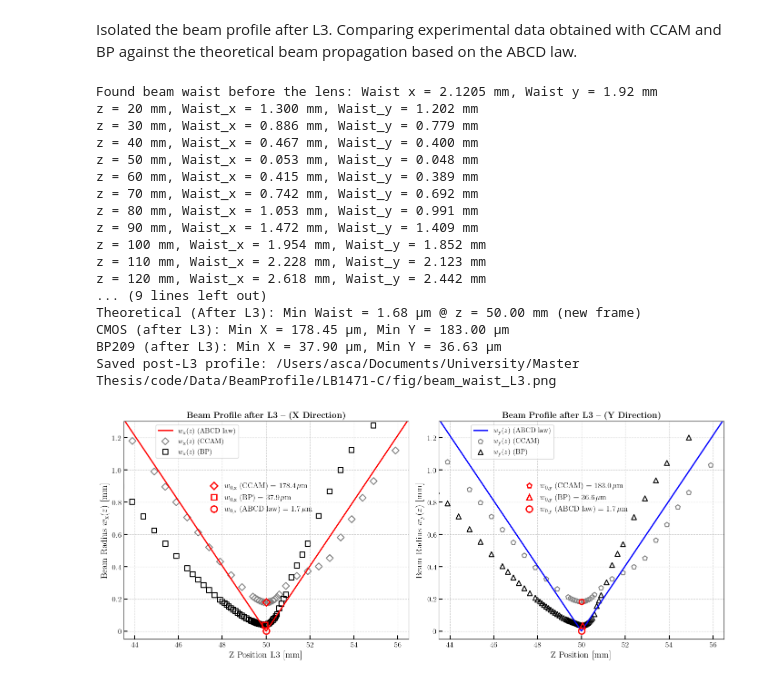
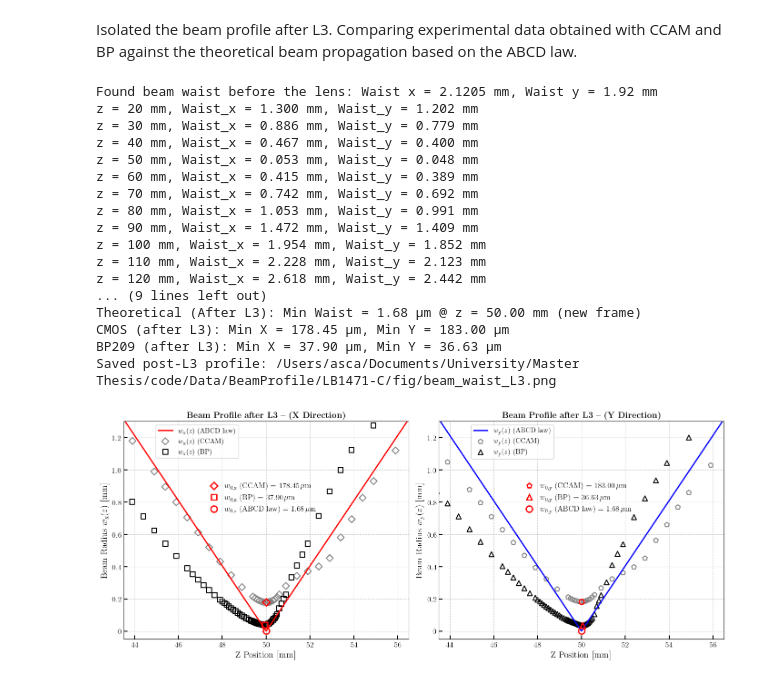
Before and after one commit to AscanioGalbiati/LISA_QPD_Gap, a Jupyter notebook: Thesis_Plots&Codes/BeamProfile/beam_profile_TOS_telescoping_system_LB1471-C.ipynb, the cells around one changed output. Drawn from its saved outputs; the diff is of its cells as text; code cells hidden in the pictures.

```diff
--- a/Thesis_Plots&Codes/BeamProfile/beam_profile_TOS_telescoping_system_LB1471-C.ipynb
+++ b/Thesis_Plots&Codes/BeamProfile/beam_profile_TOS_telescoping_system_LB1471-C.ipynb
@@ -857,7 +857,7 @@ if len(z_bp) > 0:
 ax1.axvline(x=0, color='k', linestyle='-.')
 ax1.set_xlim(43.5, 56.5)
 ax1.set_ylim(bottom=-0.05, top=1.3)
-ax1.set_xlabel(r'Z Position L3 [mm]', fontsize=14)
+ax1.set_xlabel(r'Z Position [mm]', fontsize=14)
 ax1.set_ylabel(r'Beam Radius $w_{\rm x}(z)$ [mm]', fontsize=14)
 ax1.set_title(r'\textbf{Beam Profile after L3 – (X Direction)}',
               fontsize=13.5, fontweight='bold')
@@ -877,17 +877,17 @@ if len(wx_cmos) > 0:
     handles_x.append(Line2D([0], [0], marker='D', color='w',
                             markeredgecolor='red', markerfacecolor='none',
                             markersize=8, markeredgewidth=2.0,
-                            label=rf'$w_{{0,\rm{{x}}}}$ (CCAM) = ${min_wx_cmos:.1f}\,\mu\mathrm{{m}}$'))
+                            label=rf'$w_{{0,\rm{{x}}}}$ (CCAM) = ${min_wx_cmos:.2f}\,\mu\mathrm{{m}}$'))
 if len(wx_bp) > 0:
     handles_x.append(Line2D([0], [0], marker='s', color='w',
                             markeredgecolor='red', markerfacecolor='none',
                             markersize=8, markeredgewidth=2.0,
-                            label=rf'$w_{{0,\rm{{x}}}}$ (BP) = ${min_wx_bp:.1f}\,\mu\mathrm{{m}}$'))
+                            label=rf'$w_{{0,\rm{{x}}}}$ (BP) = ${min_wx_bp:.2f}\,\mu\mathrm{{m}}$'))
 if np.isfinite(min_waist_theo3):
     handles_x.append(Line2D([0], [0], marker='o', color='w',
                             markeredgecolor='red', markerfacecolor='none',
                             markersize=10, markeredgewidth=2.0,
-                            label=rf'$w_{{0,\rm{{x}}}}$ (ABCD law) = ${min_waist_theo3:.1f}\,\mu\mathrm{{m}}$'))
+                            label=rf'$w_{{0,\rm{{x}}}}$ (ABCD law) = ${min_waist_theo3:.2f}\,\mu\mathrm{{m}}$'))
 inset_x.legend(handles=handles_x, bbox_to_anchor=(0.02, 1.0),
                loc='upper left', fontsize=12, frameon=False,
                handlelength=1.2)
@@ -945,45 +945,45 @@ if len(wy_cmos) > 0:
     handles_y.append(Line2D([0], [0], marker='p', color='w',
                             markeredgecolor='red', markerfacecolor='none',
                             markersize=8, markeredgewidth=2.0,
-                            label=rf'$w_{{0,\rm{{y}}}}$ (CCAM) = ${min_wy_cmos:.1f}\,\mu\mathrm{{m}}$'))
+                            label=rf'$w_{{0,\rm{{y}}}}$ (CCAM) = ${min_wy_cmos:.2f}\,\mu\mathrm{{m}}$'))
 if len(wy_bp) > 0:
     handles_y.append(Line2D([0], [0], marker='^', color='w',
                             markeredgecolor='red', markerfacecolor='none',
                             markersize=8, markeredgewidth=2.0,
-                            label=rf'$w_{{0,\rm{{y}}}}$ (BP) = ${min_wy_bp:.1f}\,\mu\mathrm{{m}}$'))
+                            label=rf'$w_{{0,\rm{{y}}}}$ (BP) = ${min_wy_bp:.2f}\,\mu\mathrm{{m}}$'))
 if np.isfinite(min_waist_theo3):
     handles_y.append(Line2D([0], [0], marker='o', color='w',
                             markeredgecolor='red', markerfacecolor='none',
                             markersize=10, markeredgewidth=2.0,
-                            label=rf'$w_{{0,\rm{{y}}}}$ (ABCD law) = ${min_waist_theo3:.1f}\,\mu\mathrm{{m}}$'))
+                            label=rf'$w_{{0,\rm{{y}}}}$ (ABCD law) = ${min_waist_theo3:.2f}\,\mu\mathrm{{m}}$'))
 inset_y.legend(handles=handles_y, bbox_to_anchor=(0.02, 1.0),
                loc='upper left', fontsize=12, frameon=False,
                handlelength=1.2)
 
 # -----------------------------------------------------------------
 plt.tight_layout(rect=[0, 0, 1, 0.96])
 save_full = os.path.join(fig_dir, "beam_waist_L3.png")
 plt.savefig(save_full, dpi=300, bbox_inches='tight', facecolor='white',
             bbox_extra_artists=[ax1.get_legend(), inset_x,
                                 ax2.get_legend(), inset_y])
 print(f"Saved post-L3 profile: {save_full}")
 plt.show()
 # %% [output]
 Found beam waist before the lens: Waist x = 2.1205 mm, Waist y = 1.92 mm
 z = 20 mm, Waist_x = 1.300 mm, Waist_y = 1.202 mm
 z = 30 mm, Waist_x = 0.886 mm, Waist_y = 0.779 mm
 z = 40 mm, Waist_x = 0.467 mm, Waist_y = 0.400 mm
 z = 50 mm, Waist_x = 0.053 mm, Waist_y = 0.048 mm
 z = 60 mm, Waist_x = 0.415 mm, Waist_y = 0.389 mm
 z = 70 mm, Waist_x = 0.742 mm, Waist_y = 0.692 mm
 z = 80 mm, Waist_x = 1.053 mm, Waist_y = 0.991 mm
 z = 90 mm, Waist_x = 1.472 mm, Waist_y = 1.409 mm
 z = 100 mm, Waist_x = 1.954 mm, Waist_y = 1.852 mm
 z = 110 mm, Waist_x = 2.228 mm, Waist_y = 2.123 mm
 z = 120 mm, Waist_x = 2.618 mm, Waist_y = 2.442 mm
 ... (9 lines left out)
 Theoretical (After L3): Min Waist = 1.68 μm @ z = 50.00 mm (new frame)
 CMOS (after L3): Min X = 178.45 μm, Min Y = 183.00 μm
 BP209 (after L3): Min X = 37.90 μm, Min Y = 36.63 μm
 Saved post-L3 profile: /Users/asca/Documents/University/Master Thesis/code/Data/BeamProfile/LB1471-C/fig/beam_waist_L3.png
-[figure, old version]
+[figure, new version]
```
Also changed, not shown: parts of 2 cells of this notebook, 2 other files.
